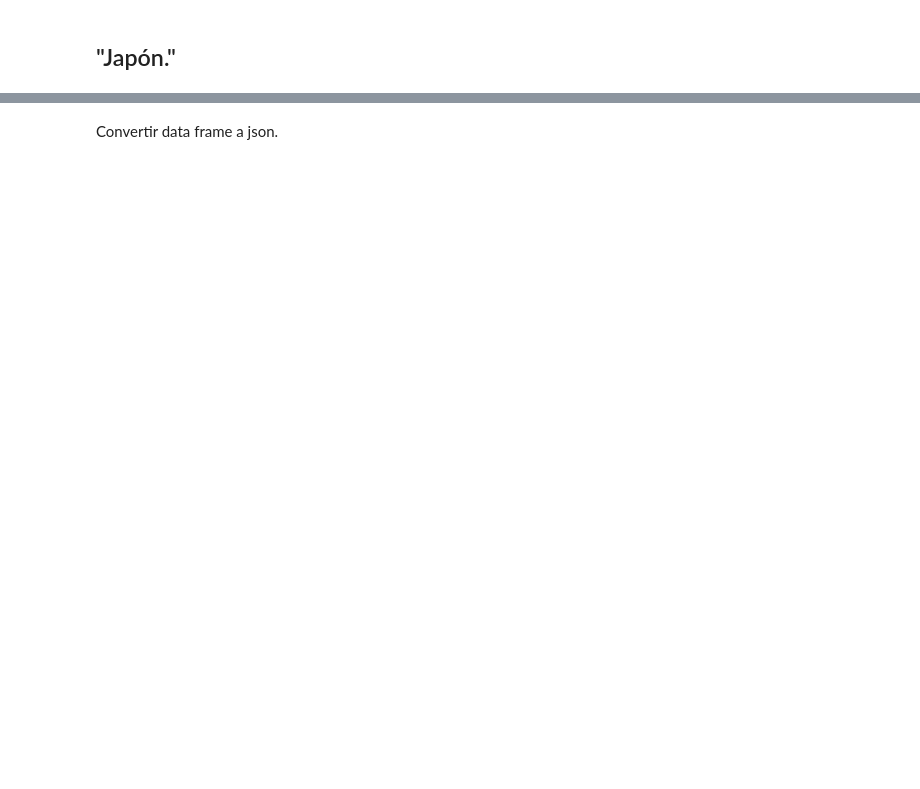
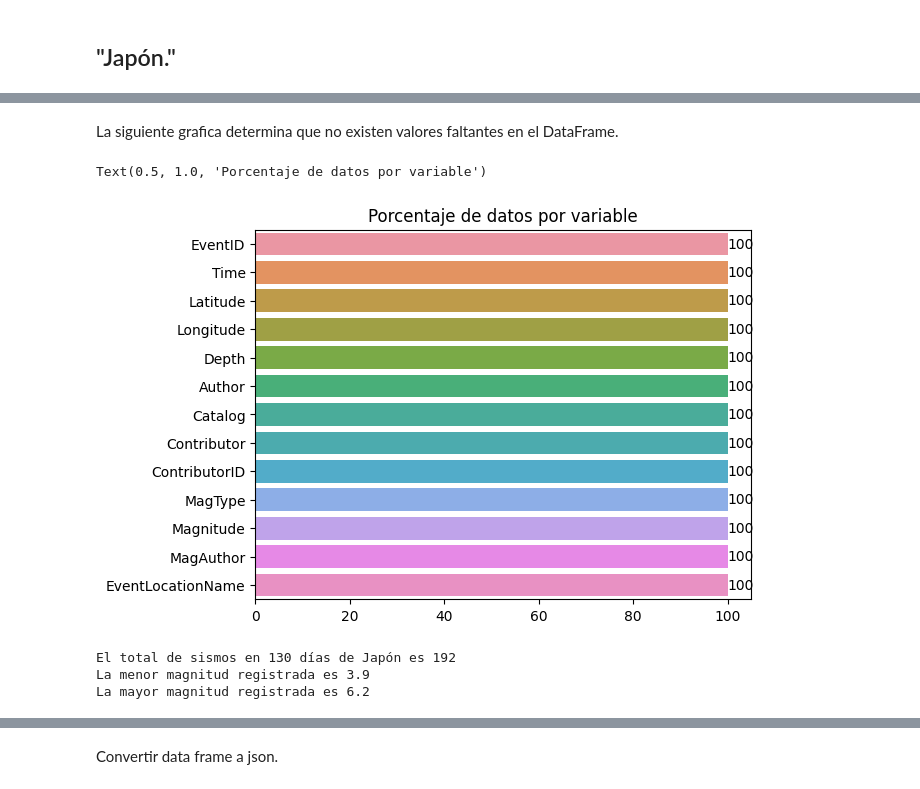
Before and after one commit to Mezgo/Quake-Alert, a Jupyter notebook: etl/Analisis de los Datos(ETL-EDA).ipynb, the cells around one changed output, grey strips where cells are left out. Saved outputs shown, nothing was run; the diff lists cells and outputs as text; code cells hidden in the pictures; blank space fills up the shorter version.

Commit message:
modified Analisis de los Datos(ETL-EDA).py

```diff
--- a/etl/Analisis de los Datos(ETL-EDA).ipynb
+++ b/etl/Analisis de los Datos(ETL-EDA).ipynb
@@ -2,11 +2,26 @@
 # Importar librerias
 import requests
 import pandas as pd
+import time
 import matplotlib.pyplot as plt
 import seaborn as sns
 import numpy as np
 import datetime
 import json
 from pandas_geojson import to_geojson
+from bs4 import BeautifulSoup
+from selenium import webdriver
+import seaborn as sns
+import matplotlib.pyplot as plt
+import io
+from selenium.webdriver.support import expected_conditions as EC
+from selenium.webdriver.common.by import By
+from selenium.webdriver.support.ui import WebDriverWait
+import re
+import geopandas as gpd
+from geopandas import GeoDataFrame
+from shapely.geometry import Point
+import matplotlib.colors as colors
+sns.set_style("darkgrid")
 # %% [markdown]
 ## "Japón."
@@ -15,5 +40,16 @@ Los datos sísmicos se descargaron a través del sistema IRIS Web Services (http
 # %%
-url = "https://service.iris.edu/fdsnws/event/1/query?starttime=2023-01-01T00:00:00&orderby=time&format=geocsv&maxlat=47.587&minlon=128.288&maxlon=157.029&minlat=30.234&nodata=404"
-japon = pd.read_csv(url, sep='|', skiprows=4)
-japon = japon[japon.EventLocationName.str.contains('JAPAN')]
-japon.head()
+
+def extraccion_japon():
+
+    # Crear enlace a la página web.
+    japon = "https://service.iris.edu/fdsnws/event/1/query?starttime=2023-01-01T00:00:00&&endtime=2023-05-11T23:59:59&orderby=time&format=geocsv&maxlat=47.587&minlon=128.288&maxlon=157.029&minlat=30.234&nodata=404"
+
+    # Crear dataframe con la tabla extraida del enlace.
+    japon = pd.read_csv(japon, sep='|', skiprows=4)
+
+    # Filtrar la palabra JAPAN en la variable EventLocationName.
+    japon = japon[japon.EventLocationName.str.contains('JAPAN')]
+
+    return japon
+
+japon = extraccion_japon()
@@ -26,0 +84,20 @@ japon.head()
+# %% [markdown]
+La siguiente grafica determina que no existen valores faltantes en el DataFrame.
+# %%
+def datos_faltantes(pais):
+    ax = sns.barplot(x = (pais.notnull().sum()*100/pais.shape[0]).values, y = pais.columns)
+    ax.bar_label(ax.containers[0])
+    return plt.title('Porcentaje de datos por variable')
+
+datos_faltantes(japon)
+# %% [output]
+Text(0.5, 1.0, 'Porcentaje de datos por variable')
+[figure, added]
+# %%
+print('El total de sismos en 130 días de Japón es', japon.shape[0])
+print('La menor magnitud registrada es', japon.Magnitude.min())
+print('La mayor magnitud registrada es',japon.Magnitude.max())
+# %% [output]
+El total de sismos en 130 días de Japón es 192
+La menor magnitud registrada es 3.9
+La mayor magnitud registrada es 6.2
```
Also changed, not shown: parts of 21 cells of this notebook.
